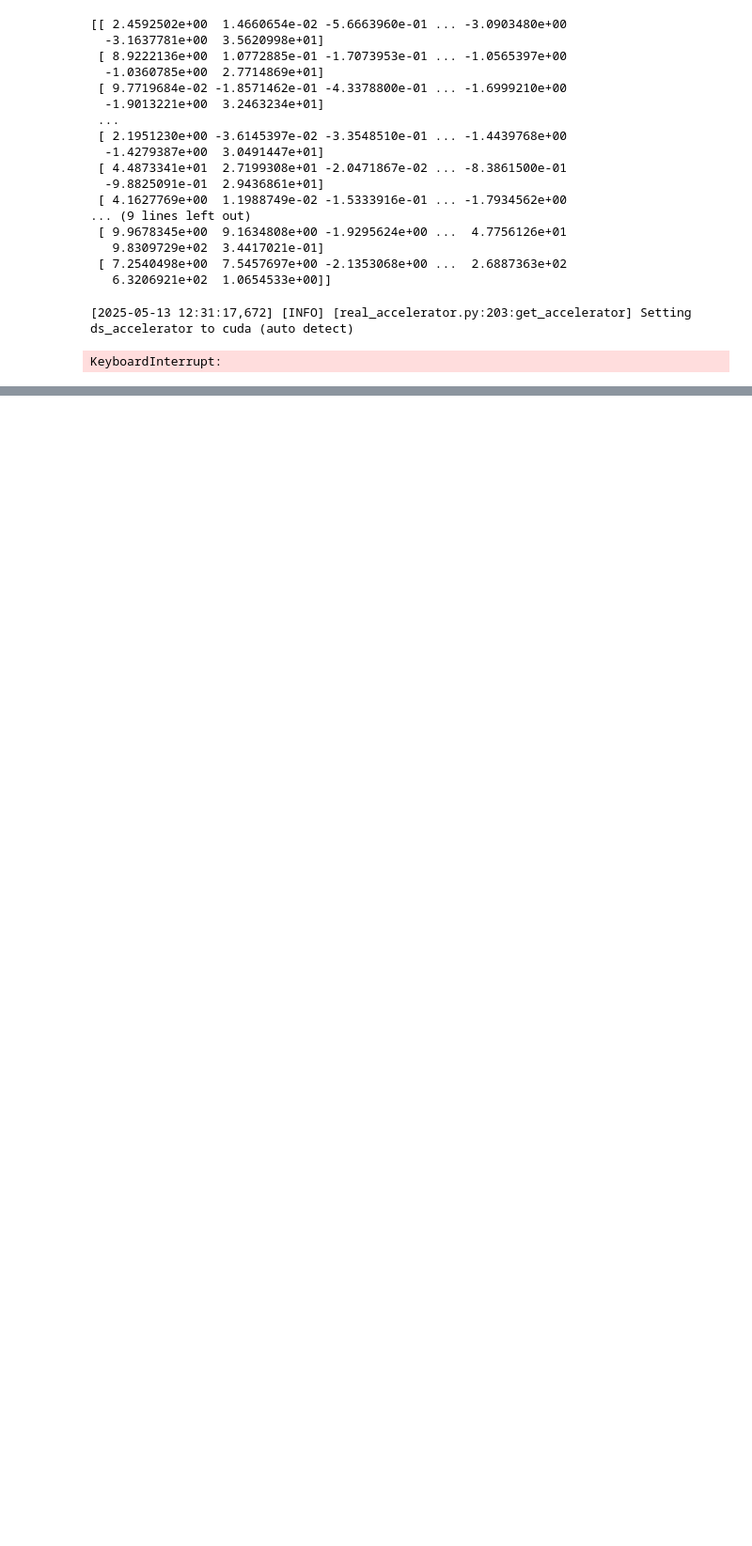
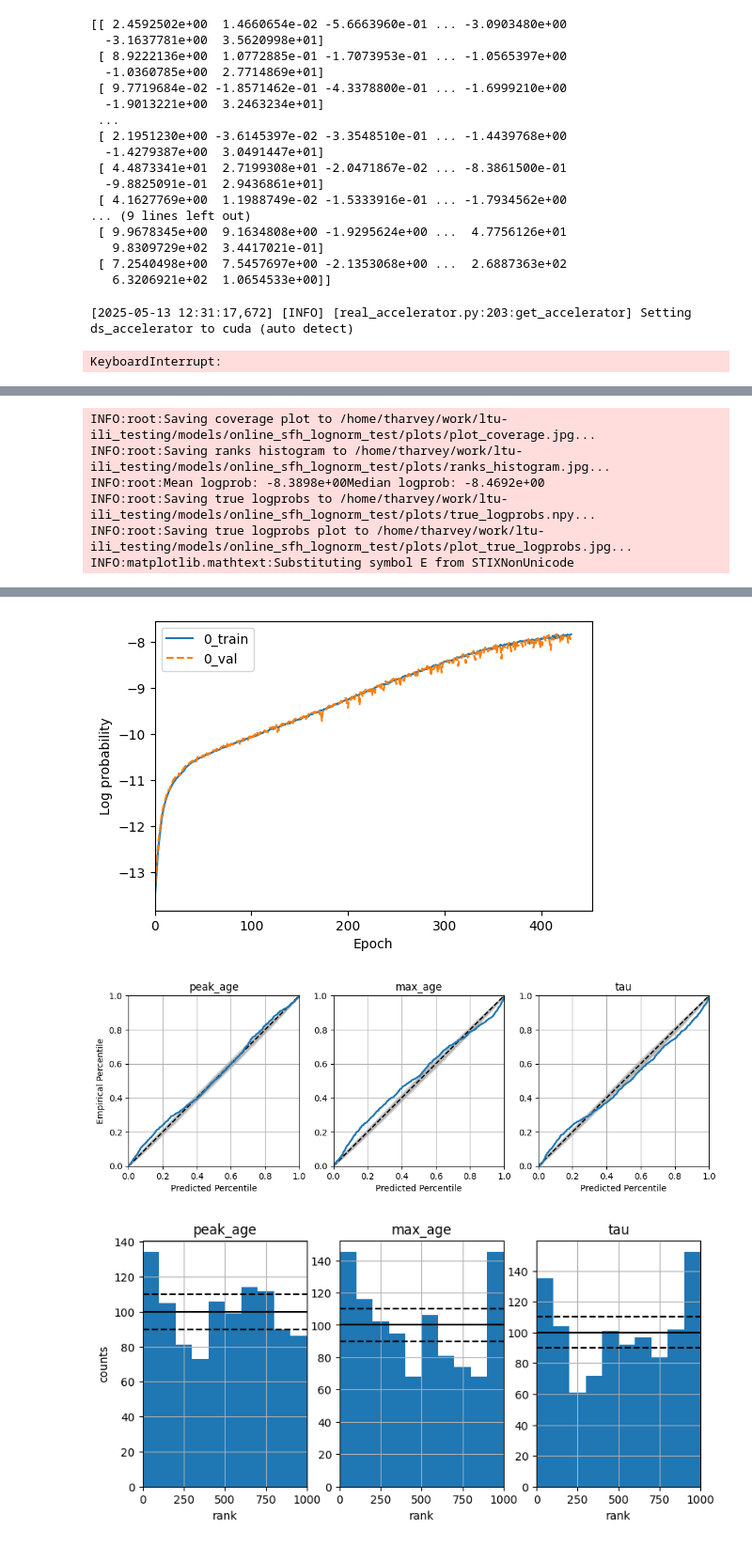
Before and after one commit to synthesizer-project/synference, a Jupyter notebook: scripts/online/online_learning.ipynb, the cells around one changed output, grey strips where cells are left out. Shown at 94% size. Cells and saved outputs as stored; diff of their text form; code cells hidden in the pictures; blank space fills up the shorter version.

```diff
--- a/scripts/online/online_learning.ipynb
+++ b/scripts/online/online_learning.ipynb
@@ -299,0 +438,68 @@ KeyboardInterrupt:
+# %%
+inputs = ['peak_age','max_age', 'tau']
+
+fixed_params = {
+    'redshift':7,
+    'log_mass': 9.0,
+    'log10metallicity': -2,
+    'tau_v':0.3,
+}
+
+priors = {
+    'peak_age': (0, 500),
+    'max_age': (500, 1000),
+    'tau': (0.1, 2)
+}
+
+simulator = GalaxySimulator(
+    sfh_model=sfh,
+    zdist_model=zdist,
+    grid=grid,
+    instrument=instrument,
+    emission_model=emission_model,
+    emission_model_key='total',
+    emitter_params=emitter_params,
+    param_units = {'peak_age':Myr, 'max_age':Myr},
+    normalize_method=None,#calculate_muv,
+    output_type='photo_fnu',
+    out_flux_unit='ABmag',
+    fixed_params=fixed_params,
+)
+
+def run_simulator(params, return_type='tensor'):
+    if isinstance(params, torch.Tensor):
+        params = params.cpu().numpy()
+
+    if isinstance(params, dict):
+        params = {i: params[i] for i in inputs}
+    elif isinstance(params, (list, tuple, np.ndarray)):
+        params = np.squeeze(params)
+        params = {inputs[i]: params[i] for i in range(len(inputs))}
+
+
+    phot = simulator(params)
+    if return_type == 'tensor':
+        return torch.tensor(phot[np.newaxis, :], dtype=torch.float32).to(device)
+    else:
+        return phot
+
+
+fitter = SBI_Fitter(
+    name='online_sfh_lognorm_test',
+    simulator=run_simulator,
+    parameter_names=inputs,
+    raw_photometry_names=simulator.instrument.filters.filter_codes+['norm'],
+)
+
+fitter.run_single_sbi(
+    engine='SNPE',
+    learning_type='online',
+    override_prior_ranges=priors,
+    num_simulations=10_000,
+    num_online_rounds=1,
+)
+
+fitter.plot_loss()
+
+fitter.plot_coverage()
+# %% [output]
@@ -299,0 +527,6 @@ KeyboardInterrupt:
+INFO:root:Saving coverage plot to /home/tharvey/work/ltu-ili_testing/models/online_sfh_lognorm_test/plots/plot_coverage.jpg...
+INFO:root:Saving ranks histogram to /home/tharvey/work/ltu-ili_testing/models/online_sfh_lognorm_test/plots/ranks_histogram.jpg...
+INFO:root:Mean logprob: -8.3898e+00Median logprob: -8.4692e+00
+INFO:root:Saving true logprobs to /home/tharvey/work/ltu-ili_testing/models/online_sfh_lognorm_test/plots/true_logprobs.npy...
+INFO:root:Saving true logprobs plot to /home/tharvey/work/ltu-ili_testing/models/online_sfh_lognorm_test/plots/plot_true_logprobs.jpg...
+INFO:matplotlib.mathtext:Substituting symbol E from STIXNonUnicode
@@ -299,0 +550,3 @@ KeyboardInterrupt:
+[figure, added]
+[figure, added]
+[figure, added]
```
Also changed, not shown: parts of 9 cells of this notebook, 14 other files.
